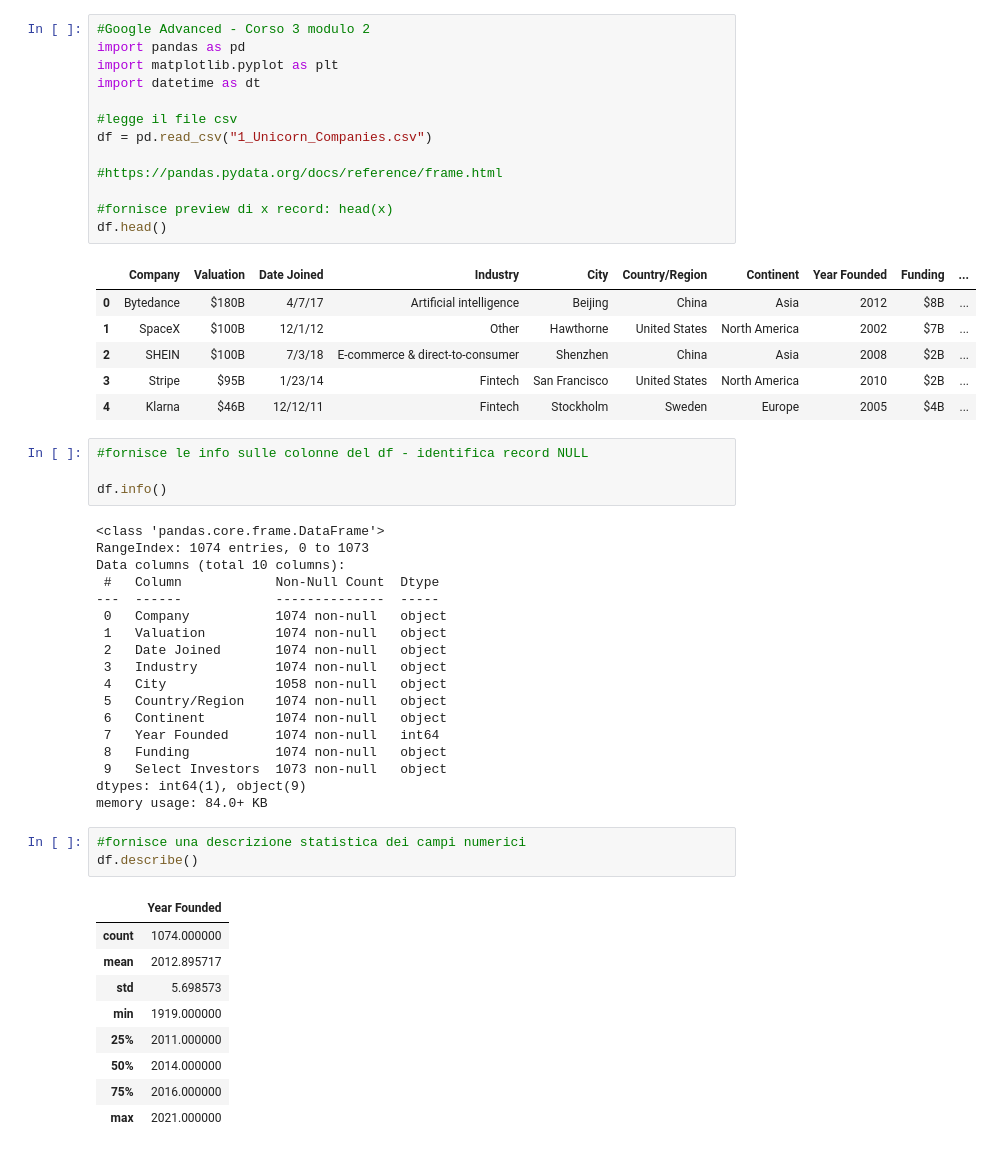
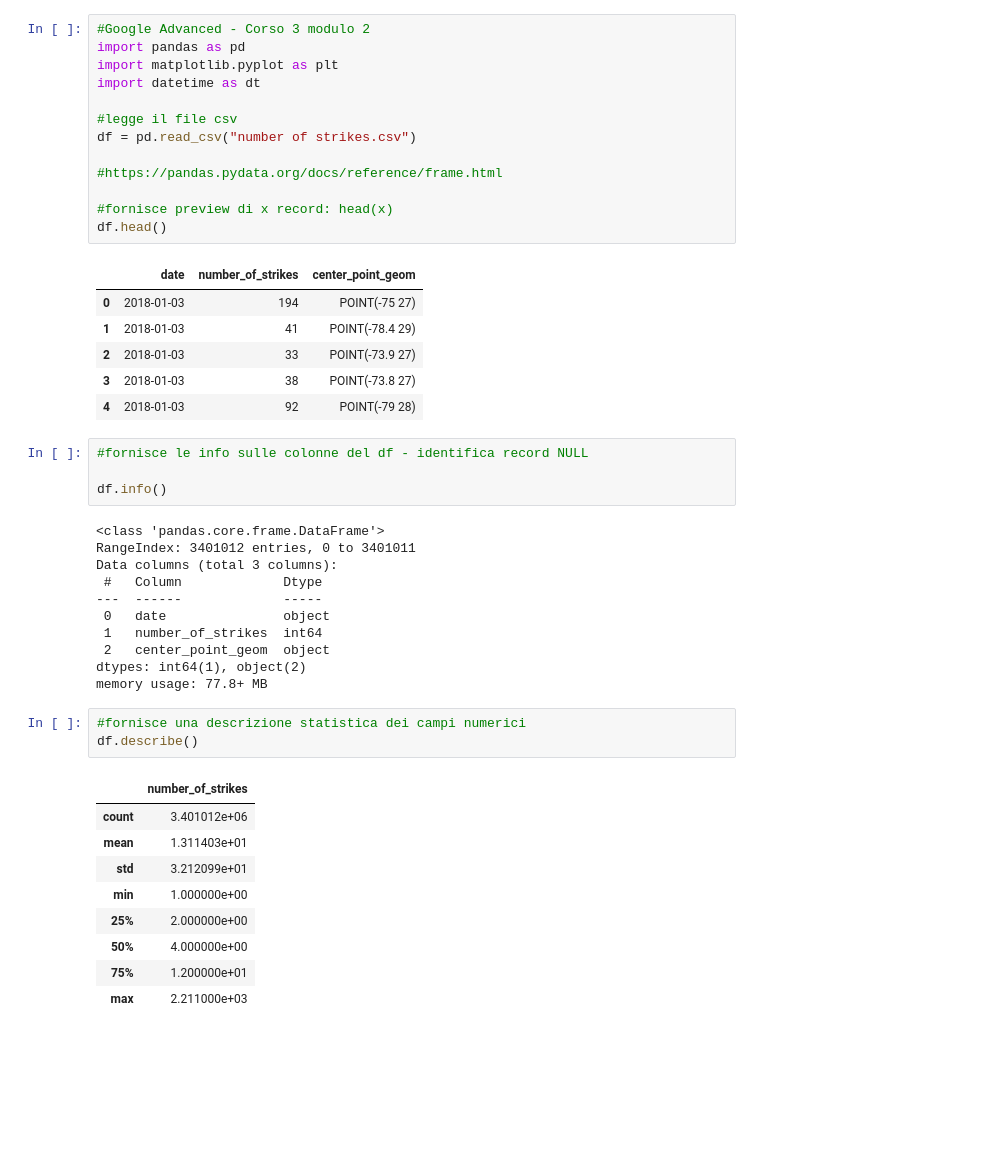
Before and after one commit to mfarucci/AdvancedDataAnalytics, a Jupyter notebook: EDA1.ipynb, the cells around one changed output. Cells and saved outputs as stored; diff of their text form; blank space fills up the shorter version.

```diff
--- a/EDA1.ipynb
+++ b/EDA1.ipynb
@@ -3,58 +3,51 @@
 # %%
 #Google Advanced - Corso 3 modulo 2
 import pandas as pd
 import matplotlib.pyplot as plt
 import datetime as dt
 
 #legge il file csv
-df = pd.read_csv("1_Unicorn_Companies.csv")
+df = pd.read_csv("number of strikes.csv")
 
 #https://pandas.pydata.org/docs/reference/frame.html
 
 #fornisce preview di x record: head(x)
 df.head()
 # %% [output]
-|  | Company | Valuation | Date Joined | Industry | City | Country/Region | Continent | Year Founded | Funding | ... |
-| 0 | Bytedance | $180B | 4/7/17 | Artificial intelligence | Beijing | China | Asia | 2012 | $8B | ... |
-| 1 | SpaceX | $100B | 12/1/12 | Other | Hawthorne | United States | North America | 2002 | $7B | ... |
-| 2 | SHEIN | $100B | 7/3/18 | E-commerce & direct-to-consumer | Shenzhen | China | Asia | 2008 | $2B | ... |
-| 3 | Stripe | $95B | 1/23/14 | Fintech | San Francisco | United States | North America | 2010 | $2B | ... |
-| 4 | Klarna | $46B | 12/12/11 | Fintech | Stockholm | Sweden | Europe | 2005 | $4B | ... |
+|  | date | number_of_strikes | center_point_geom |
+| 0 | 2018-01-03 | 194 | POINT(-75 27) |
+| 1 | 2018-01-03 | 41 | POINT(-78.4 29) |
+| 2 | 2018-01-03 | 33 | POINT(-73.9 27) |
+| 3 | 2018-01-03 | 38 | POINT(-73.8 27) |
+| 4 | 2018-01-03 | 92 | POINT(-79 28) |
 # %%
 #fornisce le info sulle colonne del df - identifica record NULL
 
 df.info()
 # %% [output]
 <class 'pandas.core.frame.DataFrame'>
-RangeIndex: 1074 entries, 0 to 1073
-Data columns (total 10 columns):
- #   Column            Non-Null Count  Dtype
----  ------            --------------  -----
- 0   Company           1074 non-null   object
- 1   Valuation         1074 non-null   object
- 2   Date Joined       1074 non-null   object
- 3   Industry          1074 non-null   object
- 4   City              1058 non-null   object
- 5   Country/Region    1074 non-null   object
- 6   Continent         1074 non-null   object
- 7   Year Founded      1074 non-null   int64
- 8   Funding           1074 non-null   object
- 9   Select Investors  1073 non-null   object
-dtypes: int64(1), object(9)
-memory usage: 84.0+ KB
+RangeIndex: 3401012 entries, 0 to 3401011
+Data columns (total 3 columns):
+ #   Column             Dtype
+---  ------             -----
+ 0   date               object
+ 1   number_of_strikes  int64
+ 2   center_point_geom  object
+dtypes: int64(1), object(2)
+memory usage: 77.8+ MB
 # %%
 #fornisce una descrizione statistica dei campi numerici
 df.describe()
 # %% [output]
-|  | Year Founded |
-| count | 1074.000000 |
-| mean | 2012.895717 |
-| std | 5.698573 |
-| min | 1919.000000 |
-| 25% | 2011.000000 |
-| 50% | 2014.000000 |
-| 75% | 2016.000000 |
-| max | 2021.000000 |
+|  | number_of_strikes |
+| count | 3.401012e+06 |
+| mean | 1.311403e+01 |
+| std | 3.212099e+01 |
+| min | 1.000000e+00 |
+| 25% | 2.000000e+00 |
+| 50% | 4.000000e+00 |
+| 75% | 1.200000e+01 |
+| max | 2.211000e+03 |
 # %%
 #fornisce tupla della forma del df
 
```
Also changed, not shown: parts of 7 cells of this notebook.
